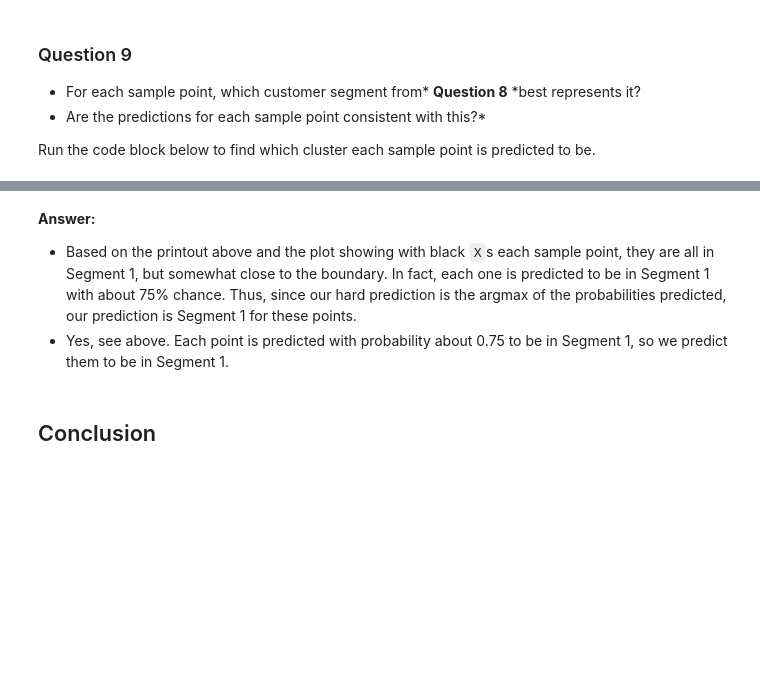
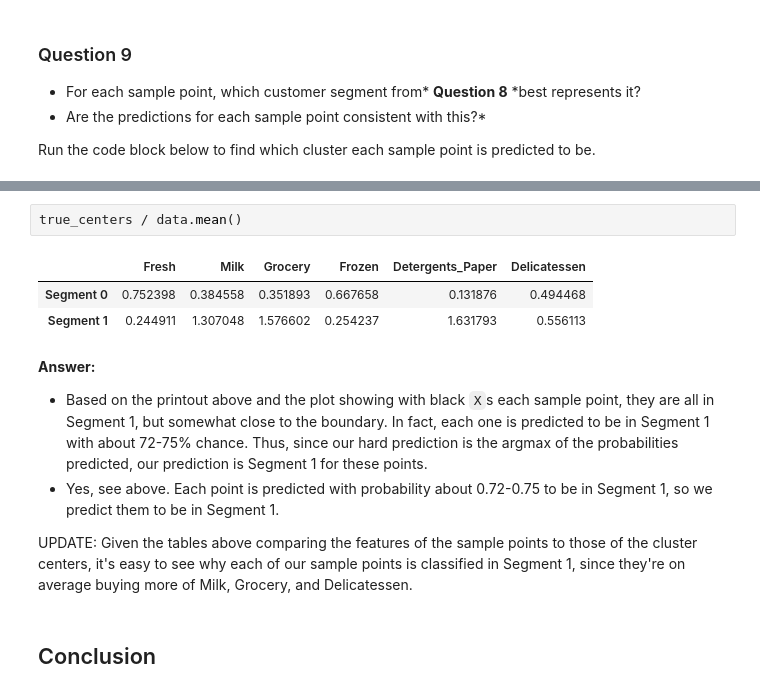
Before and after one commit to MatthewChatham/customer-segments, a Jupyter notebook: customer_segments.ipynb, the cells around one changed output, grey strips where cells are left out. Cells and saved outputs as stored; diff of their text form; blank space fills up the shorter version.

```diff
--- a/customer_segments.ipynb
+++ b/customer_segments.ipynb
@@ -685,8 +693,16 @@ Sample point 2 predicted to be in Cluster [ 0.02034042  0.92339937  0.05626021]
+# %%
+true_centers / data.mean()
+# %% [output]
+|  | Fresh | Milk | Grocery | Frozen | Detergents_Paper | Delicatessen |
+| Segment 0 | 0.752398 | 0.384558 | 0.351893 | 0.667658 | 0.131876 | 0.494468 |
+| Segment 1 | 0.244911 | 1.307048 | 1.576602 | 0.254237 | 1.631793 | 0.556113 |
 # %% [markdown]
 **Answer:**
 
-* Based on the printout above and the plot showing with black `X`s each sample point, they are all in Segment 1, but somewhat close to the boundary. In fact, each one is predicted to be in Segment 1 with about 75% chance. Thus, since our hard prediction is the argmax of the probabilities predicted, our prediction is Segment 1 for these points.
-* Yes, see above. Each point is predicted with probability about 0.75 to be in Segment 1, so we predict them to be in Segment 1.
+* Based on the printout above and the plot showing with black `X`s each sample point, they are all in Segment 1, but somewhat close to the boundary. In fact, each one is predicted to be in Segment 1 with about 72-75% chance. Thus, since our hard prediction is the argmax of the probabilities predicted, our prediction is Segment 1 for these points.
+* Yes, see above. Each point is predicted with probability about 0.72-0.75 to be in Segment 1, so we predict them to be in Segment 1.
+
+UPDATE: Given the tables above comparing the features of the sample points to those of the cluster centers, it's easy to see why each of our sample points is classified in Segment 1, since they're on average buying more of Milk, Grocery, and Delicatessen.
 # %% [markdown]
 ## Conclusion
 # %% [markdown]
```
Also changed, not shown: parts of 12 cells of this notebook, 1 other file.
